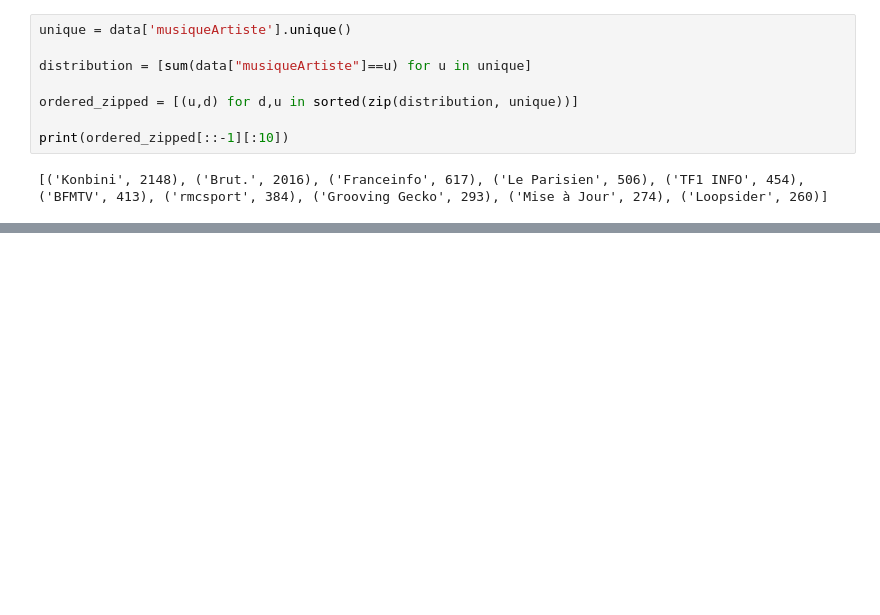
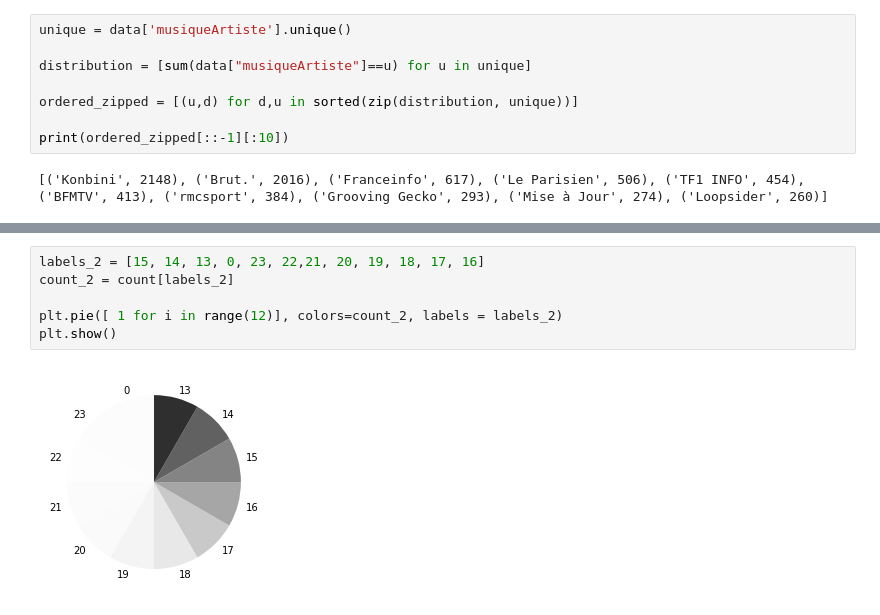
Before and after one commit to savoiepe/projet_dataviz, a Jupyter notebook: Exploration_Données.ipynb, the cells around one changed output, grey strips where cells are left out. Saved outputs shown, nothing was run; the diff lists cells and outputs as text; blank space fills up the shorter version.

```diff
--- a/Exploration_Données.ipynb
+++ b/Exploration_Données.ipynb
@@ -236,0 +434,8 @@ print(ordered_zipped[::-1][:10])
+# %%
+labels_2 = [15, 14, 13, 0, 23, 22,21, 20, 19, 18, 17, 16]
+count_2 = count[labels_2]
+
+plt.pie([ 1 for i in range(12)], colors=count_2, labels = labels_2)
+plt.show()
+# %% [output]
+[figure, added]
```
Also changed, not shown: parts of 20 cells of this notebook, 3 other files.
